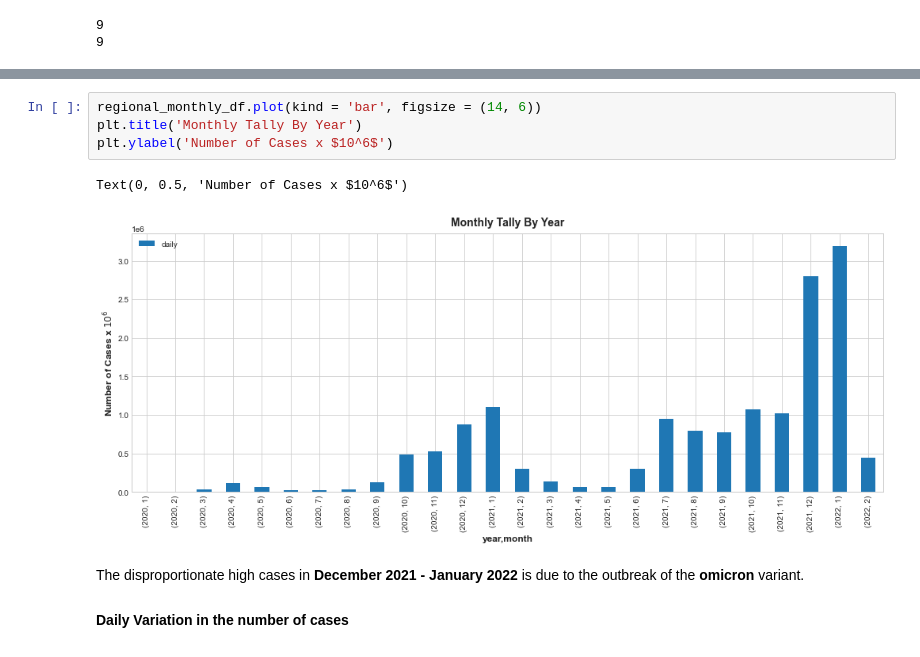
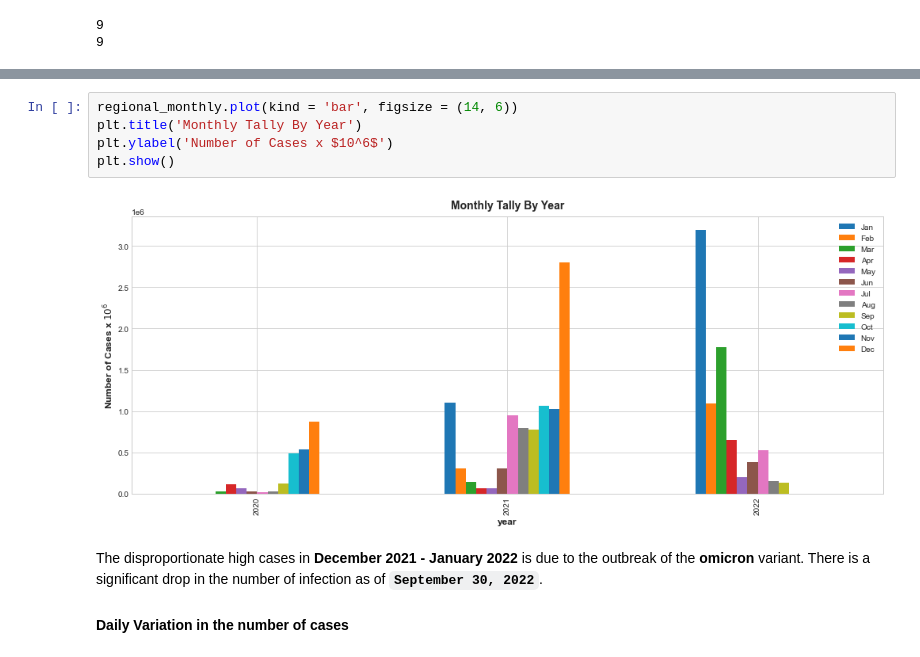
Before and after one commit to CyprianFusi/UK-Covid-19-Data-via-OpenData-API, a Jupyter notebook: uk_covid_dataset_over_api.ipynb, the cells around one changed output, grey strips where cells are left out. Saved outputs shown, nothing was run; the diff lists cells and outputs as text.

```diff
--- a/uk_covid_dataset_over_api.ipynb
+++ b/uk_covid_dataset_over_api.ipynb
@@ -248,12 +221,12 @@ regional_monthly_df.head()
-# %%
-regional_monthly_df.plot(kind = 'bar', figsize = (14, 6))
-plt.title('Monthly Tally By Year')
-plt.ylabel('Number of Cases x $10^6$')
-# %% [output]
-Text(0, 0.5, 'Number of Cases x $10^6$')
-[figure, removed]
+# %%
+regional_monthly.plot(kind = 'bar', figsize = (14, 6))
+plt.title('Monthly Tally By Year')
+plt.ylabel('Number of Cases x $10^6$')
+plt.show()
+# %% [output]
+[figure, added]
 # %% [markdown]
-The disproportionate high cases in **December 2021 - January 2022** is due to the outbreak of the **omicron** variant.
+The disproportionate high cases in **December 2021 - January 2022** is due to the outbreak of the **omicron** variant. There is a significant drop in the number of infection as of **`September 30, 2022`**.
 #### Daily Variation in the number of cases
 # %%
 plt.figure(figsize = (14, 6))
```
Also changed, not shown: parts of 28 cells of this notebook, 1 other file.
